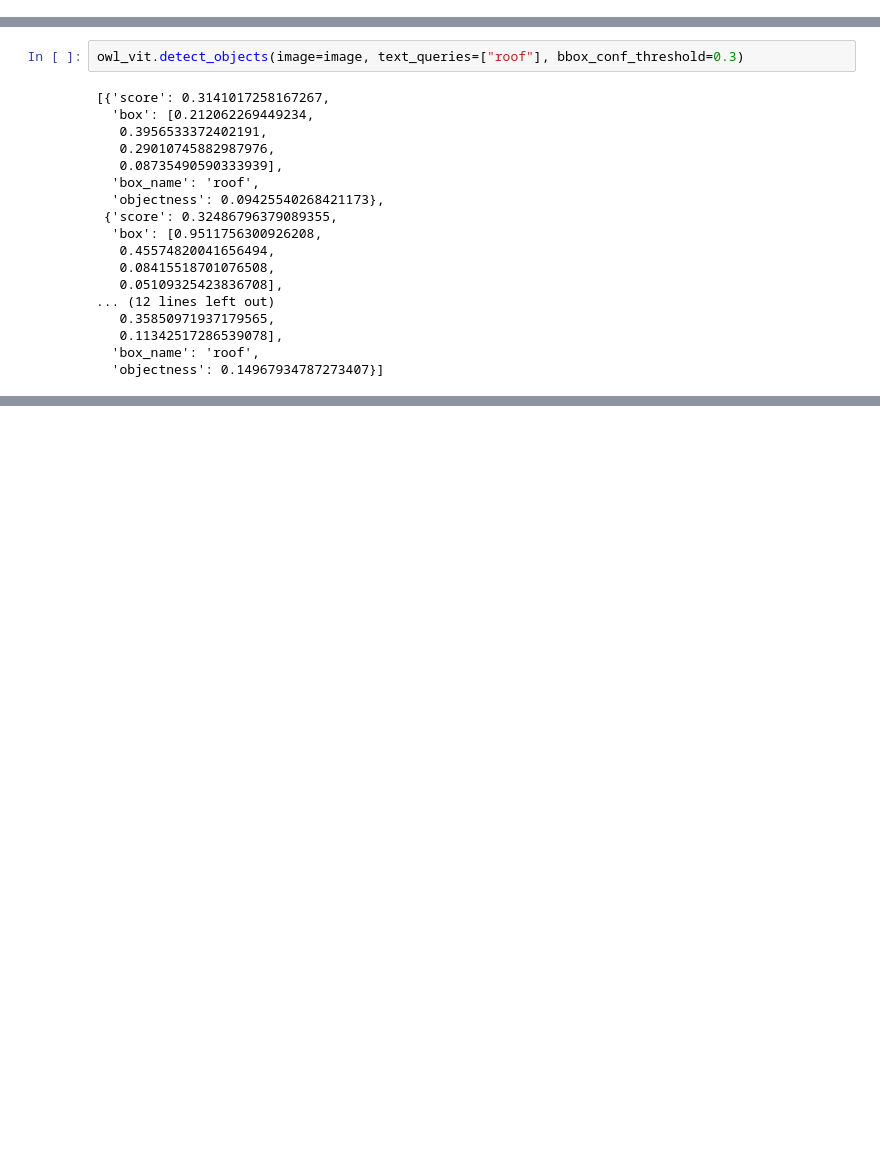
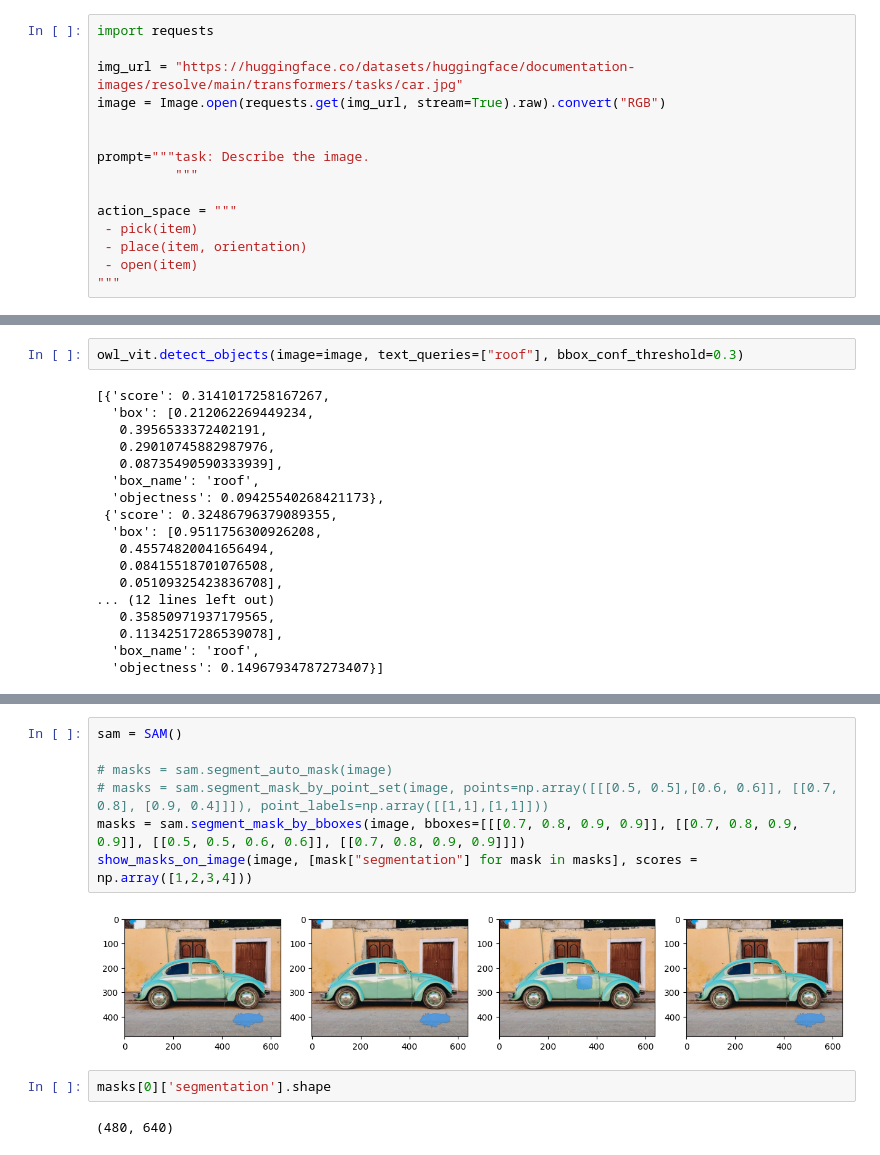
Before and after one commit to likaixin2000/GPT4V-Planner, a Jupyter notebook: test.ipynb, the cells around one changed output, grey strips where cells are left out. Saved outputs shown, nothing was run; the diff lists cells and outputs as text; blank space fills up the shorter version.

```diff
--- a/test.ipynb
+++ b/test.ipynb
@@ -37,3 +27,18 @@ prompt="""task: Describe the image.
+# %%
+import requests
+
+img_url = "https://huggingface.co/datasets/huggingface/documentation-images/resolve/main/transformers/tasks/car.jpg"
+image = Image.open(requests.get(img_url, stream=True).raw).convert("RGB")
+
+
+prompt="""task: Describe the image.
+          """
+
+action_space = """
+ - pick(item)
+ - place(item, orientation)
+ - open(item)
+"""
 # %%
 # Segmentation + VLM
 gpt4v = GPT4V()
@@ -88,0 +193,13 @@ owl_vit.detect_objects(image=image, text_queries=["roof"], bbox_conf_threshold=0
+# %%
+sam = SAM()
+
+# masks = sam.segment_auto_mask(image)
+# masks = sam.segment_mask_by_point_set(image, points=np.array([[[0.5, 0.5],[0.6, 0.6]], [[0.7, 0.8], [0.9, 0.4]]]), point_labels=np.array([[1,1],[1,1]]))
+masks = sam.segment_mask_by_bboxes(image, bboxes=[[[0.7, 0.8, 0.9, 0.9]], [[0.7, 0.8, 0.9, 0.9]], [[0.5, 0.5, 0.6, 0.6]], [[0.7, 0.8, 0.9, 0.9]]])
+show_masks_on_image(image, [mask["segmentation"] for mask in masks], scores = np.array([1,2,3,4]))
+# %% [output]
+[figure, added]
+# %%
+masks[0]['segmentation'].shape
+# %% [output]
+(480, 640)
```
Also changed, not shown: parts of 5 cells of this notebook, 7 other files.
